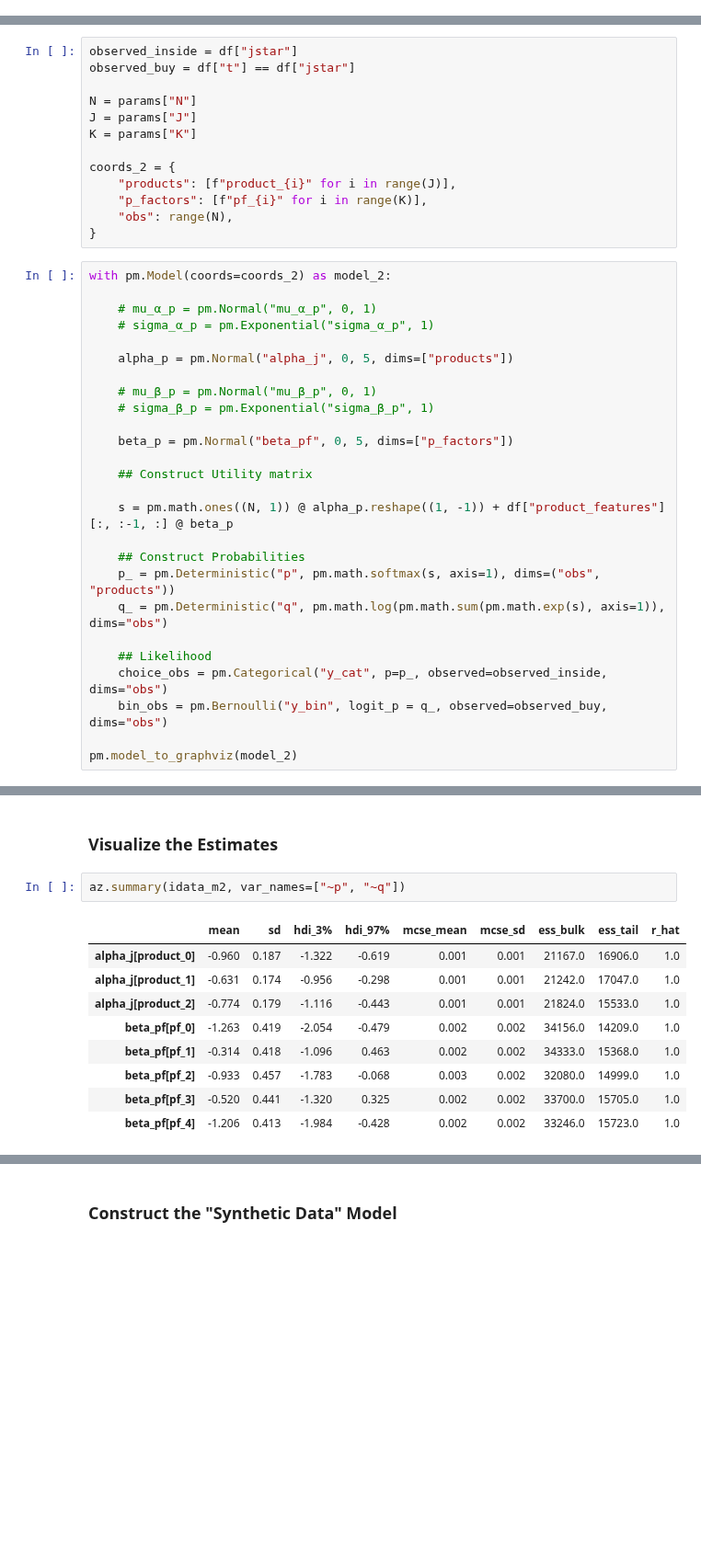
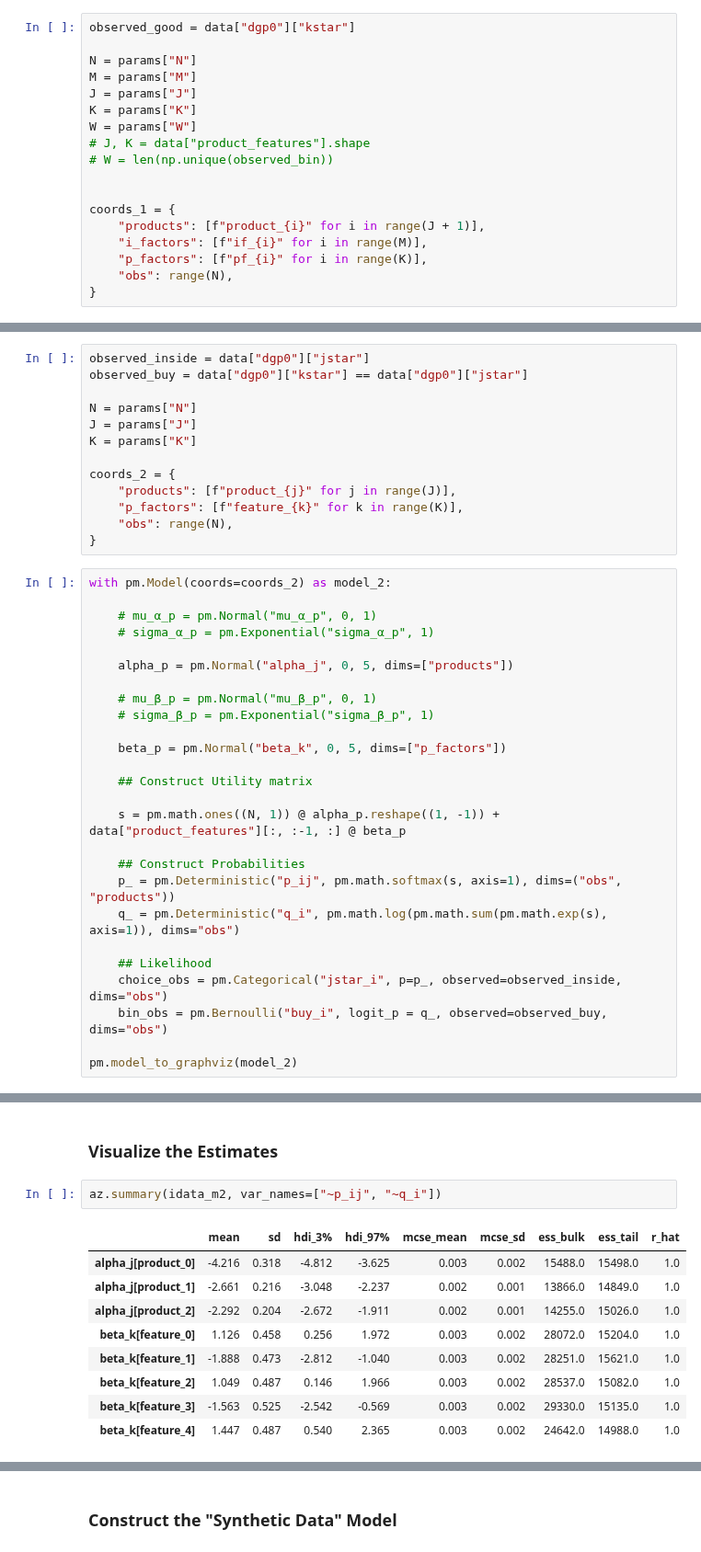
Before and after one commit to dyavorsky/likert_dualresponse, a Jupyter notebook: notebooks/likert_dualresponse.ipynb, the cells around one changed output, grey strips where cells are left out. Shown at 92% size. Saved outputs shown, nothing was run; the diff lists cells and outputs as text; blank space fills up the shorter version.

```diff
--- a/notebooks/likert_dualresponse.ipynb
+++ b/notebooks/likert_dualresponse.ipynb
@@ -245,0 +220,18 @@ First, try "classical" conjoint, in which $\eta_0$ is observed by the consumer.
+# %%
+observed_good = data["dgp0"]["kstar"]
+
+N = params["N"]
+M = params["M"]
+J = params["J"]
+K = params["K"]
+W = params["W"]
+# J, K = data["product_features"].shape
+# W = len(np.unique(observed_bin))
+
+
+coords_1 = {
+    "products": [f"product_{i}" for i in range(J + 1)],
+    "i_factors": [f"if_{i}" for i in range(M)],
+    "p_factors": [f"pf_{i}" for i in range(K)],
+    "obs": range(N),
+}
@@ -371,16 +365,16 @@ plt.show()
 # %% [markdown]
 ### Construct the Model
 # %%
-observed_inside = df["jstar"]
-observed_buy = df["t"] == df["jstar"]
+observed_inside = data["dgp0"]["jstar"]
+observed_buy = data["dgp0"]["kstar"] == data["dgp0"]["jstar"]
 
 N = params["N"]
 J = params["J"]
 K = params["K"]
 
 coords_2 = {
-    "products": [f"product_{i}" for i in range(J)],
-    "p_factors": [f"pf_{i}" for i in range(K)],
+    "products": [f"product_{j}" for j in range(J)],
+    "p_factors": [f"feature_{k}" for k in range(K)],
     "obs": range(N),
 }
 # %%
@@ -394,19 +388,19 @@ with pm.Model(coords=coords_2) as model_2:
     # mu_β_p = pm.Normal("mu_β_p", 0, 1)
     # sigma_β_p = pm.Exponential("sigma_β_p", 1)
 
-    beta_p = pm.Normal("beta_pf", 0, 5, dims=["p_factors"])
+    beta_p = pm.Normal("beta_k", 0, 5, dims=["p_factors"])
 
     ## Construct Utility matrix
 
-    s = pm.math.ones((N, 1)) @ alpha_p.reshape((1, -1)) + df["product_features"][:, :-1, :] @ beta_p
+    s = pm.math.ones((N, 1)) @ alpha_p.reshape((1, -1)) + data["product_features"][:, :-1, :] @ beta_p
 
     ## Construct Probabilities
-    p_ = pm.Deterministic("p", pm.math.softmax(s, axis=1), dims=("obs", "products"))
-    q_ = pm.Deterministic("q", pm.math.log(pm.math.sum(pm.math.exp(s), axis=1)), dims="obs")
+    p_ = pm.Deterministic("p_ij", pm.math.softmax(s, axis=1), dims=("obs", "products"))
+    q_ = pm.Deterministic("q_i", pm.math.log(pm.math.sum(pm.math.exp(s), axis=1)), dims="obs")
 
     ## Likelihood
-    choice_obs = pm.Categorical("y_cat", p=p_, observed=observed_inside, dims="obs")
-    bin_obs = pm.Bernoulli("y_bin", logit_p = q_, observed=observed_buy, dims="obs")
+    choice_obs = pm.Categorical("jstar_i", p=p_, observed=observed_inside, dims="obs")
+    bin_obs = pm.Bernoulli("buy_i", logit_p = q_, observed=observed_buy, dims="obs")
 
 pm.model_to_graphviz(model_2)
 # %% [output]
@@ -424,14 +418,14 @@ with model_2:
 # %% [markdown]
 ### Visualize the Estimates
 # %%
-az.summary(idata_m2, var_names=["~p", "~q"])
+az.summary(idata_m2, var_names=["~p_ij", "~q_i"])
 # %% [output]
 |  | mean | sd | hdi_3% | hdi_97% | mcse_mean | mcse_sd | ess_bulk | ess_tail | r_hat |
-| alpha_j[product_0] | -0.960 | 0.187 | -1.322 | -0.619 | 0.001 | 0.001 | 21167.0 | 16906.0 | 1.0 |
-| alpha_j[product_1] | -0.631 | 0.174 | -0.956 | -0.298 | 0.001 | 0.001 | 21242.0 | 17047.0 | 1.0 |
-| alpha_j[product_2] | -0.774 | 0.179 | -1.116 | -0.443 | 0.001 | 0.001 | 21824.0 | 15533.0 | 1.0 |
-| beta_pf[pf_0] | -1.263 | 0.419 | -2.054 | -0.479 | 0.002 | 0.002 | 34156.0 | 14209.0 | 1.0 |
-| beta_pf[pf_1] | -0.314 | 0.418 | -1.096 | 0.463 | 0.002 | 0.002 | 34333.0 | 15368.0 | 1.0 |
-| beta_pf[pf_2] | -0.933 | 0.457 | -1.783 | -0.068 | 0.003 | 0.002 | 32080.0 | 14999.0 | 1.0 |
-| beta_pf[pf_3] | -0.520 | 0.441 | -1.320 | 0.325 | 0.002 | 0.002 | 33700.0 | 15705.0 | 1.0 |
-| beta_pf[pf_4] | -1.206 | 0.413 | -1.984 | -0.428 | 0.002 | 0.002 | 33246.0 | 15723.0 | 1.0 |
+| alpha_j[product_0] | -4.216 | 0.318 | -4.812 | -3.625 | 0.003 | 0.002 | 15488.0 | 15498.0 | 1.0 |
+| alpha_j[product_1] | -2.661 | 0.216 | -3.048 | -2.237 | 0.002 | 0.001 | 13866.0 | 14849.0 | 1.0 |
+| alpha_j[product_2] | -2.292 | 0.204 | -2.672 | -1.911 | 0.002 | 0.001 | 14255.0 | 15026.0 | 1.0 |
+| beta_k[feature_0] | 1.126 | 0.458 | 0.256 | 1.972 | 0.003 | 0.002 | 28072.0 | 15204.0 | 1.0 |
+| beta_k[feature_1] | -1.888 | 0.473 | -2.812 | -1.040 | 0.003 | 0.002 | 28251.0 | 15621.0 | 1.0 |
+| beta_k[feature_2] | 1.049 | 0.487 | 0.146 | 1.966 | 0.003 | 0.002 | 28537.0 | 15082.0 | 1.0 |
+| beta_k[feature_3] | -1.563 | 0.525 | -2.542 | -0.569 | 0.003 | 0.002 | 29330.0 | 15135.0 | 1.0 |
+| beta_k[feature_4] | 1.447 | 0.487 | 0.540 | 2.365 | 0.003 | 0.002 | 24642.0 | 14988.0 | 1.0 |
```
Also changed, not shown: parts of 60 cells of this notebook.
